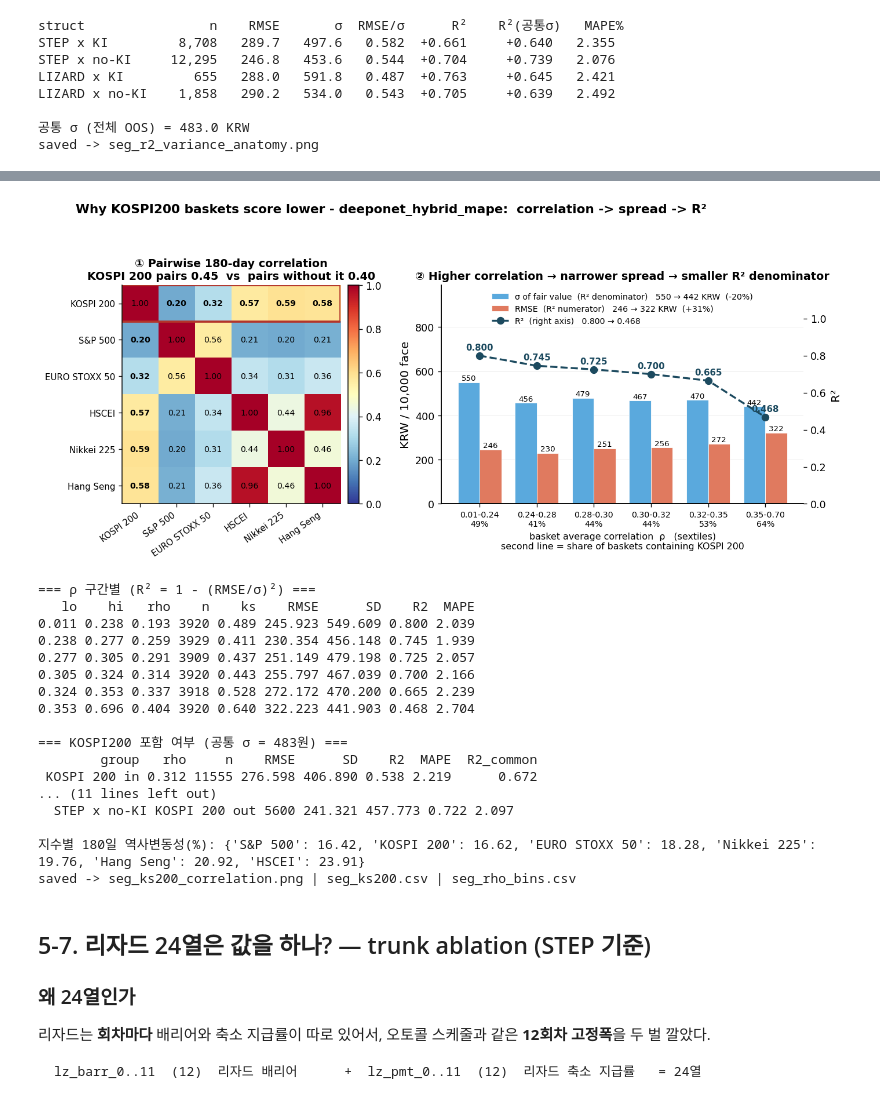
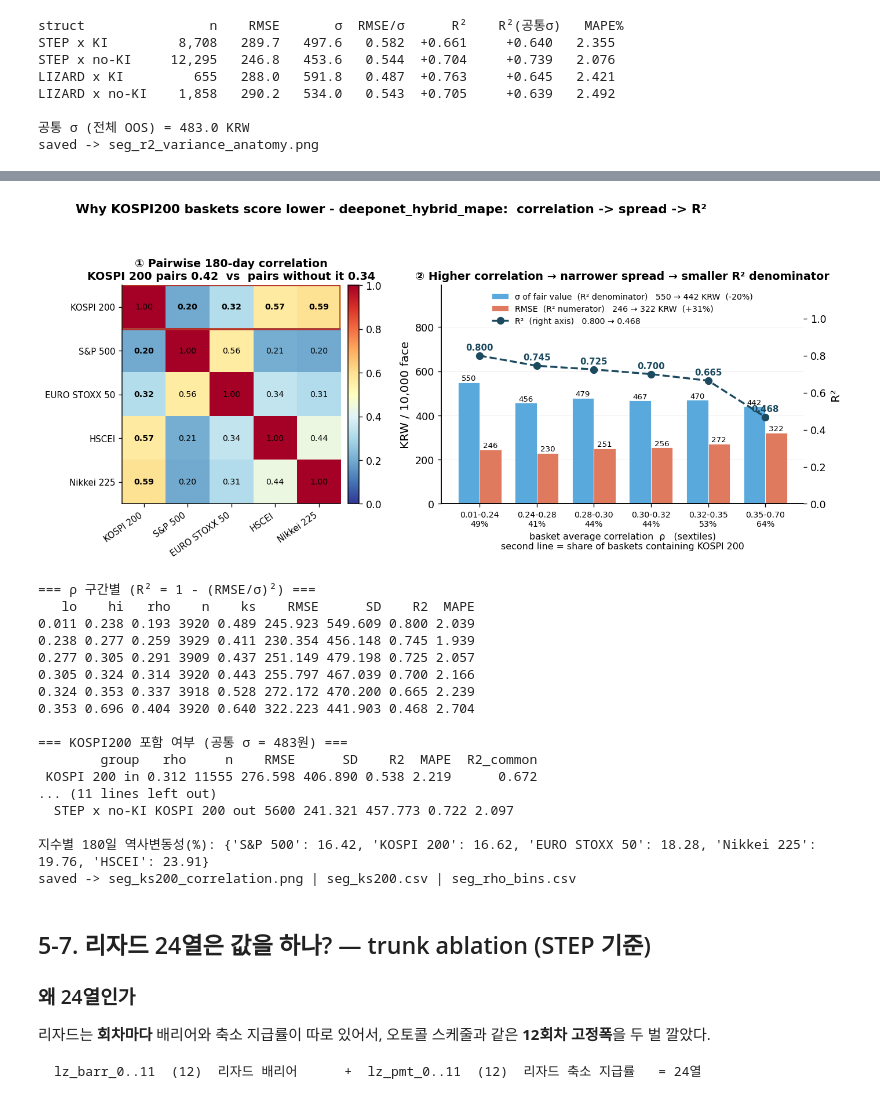
Before and after one commit to JUHWANKIM-ai/PI-DeepONet-ELS, a Jupyter notebook: 5_segment.ipynb, the cells around one changed output, grey strips where cells are left out. Cells and saved outputs as stored; diff of their text form; code cells hidden in the pictures.

```diff
--- a/5_segment.ipynb
+++ b/5_segment.ipynb
@@ -860,7 +890,8 @@ saved -> seg_r2_variance_anatomy.png
 `STEP×KI` 한 칸에 몰려 있다(MAPE 2.62% vs 2.15%). 세그먼트 비교는 5-5 와 같은 이유로 **MAPE·RMSE 로 해야 한다**.
 # %%
 # 그림 11: 상관이 높으면 R² 분모(공정가 σ)가 좁아진다 — 히트맵 + ρ 구간 분해
-MAIN = ["^KS200", "^GSPC", "^STOXX50E", "^HSCE", "^N225", "^HSI"]
+# 히트맵 지수 5개. ^HSI(Hang Seng)는 ^HSCE 와 상관 0.96 으로 사실상 중복이고 표본도 작아 제외.
+MAIN = ["^KS200", "^GSPC", "^STOXX50E", "^HSCE", "^N225"]
 CIN, COUT, RD = "#e07a5f", "#1f6f9c", "#b3352b"
 
 
@@ -959,34 +990,34 @@ fig.tight_layout(rect=(0, 0, 1, 0.94))
 fig.savefig(fm.image("seg_ks200_correlation"), dpi=400, bbox_inches="tight", transparent=True)
 plt.show()
 
 # 표: ρ 구간 / KOSPI200 포함 여부 / 구조 통제
 B.round(3).to_csv(fm.stat("seg_rho_bins"), index=False)
 print("=== ρ 구간별 (R² = 1 - (RMSE/σ)²) ===")
 print(B[["lo", "hi", "rho", "n", "ks", "RMSE", "SD", "R2", "MAPE"]].round(3).to_string(index=False))
 
 sd_K = float((K.y_true - K.y_true.mean()).std(ddof=0) * FACE)
 print(f"\n=== KOSPI200 포함 여부 (공통 σ = {sd_K:.0f}원) ===")
 rows = []
 for g, s in K.groupby("KS"):
     c = _cell(s)
     rows.append(dict(group=g, rho=s.rho.mean(), **c, R2_common=1 - (c["RMSE"] / sd_K) ** 2))
 KS_G = pd.DataFrame(rows)
 print(KS_G.round(3).to_string(index=False))
 
 rows = []
 for (st_, g), s in K.groupby(["struct", "KS"]):
     if len(s) >= 100:
         rows.append(dict(struct=st_, KS=g, **_cell(s)))
 KS_T = pd.DataFrame(rows)
 KS_T.to_csv(fm.stat("seg_ks200"), index=False)
 print("\n=== 구조 통제 ===")
 print(KS_T.round(3).to_string(index=False))
 print(f"\n지수별 180일 역사변동성(%): "
       f"{ {uname(t): round(v*100, 2) for t, v in VOL.sort_values().items()} }")
 print("saved ->", fm.image("seg_ks200_correlation").name, "|",
       fm.stat("seg_ks200").name, "|", fm.stat("seg_rho_bins").name)
 # %% [output]
-[figure, old version]
+[figure, new version]
 === ρ 구간별 (R² = 1 - (RMSE/σ)²) ===
    lo    hi   rho    n    ks    RMSE      SD    R2  MAPE
 0.011 0.238 0.193 3920 0.489 245.923 549.609 0.800 2.039
@@ -1002,7 +1033,7 @@ print("saved ->", fm.image("seg_ks200_correlation").name, "|",
 ... (11 lines left out)
   STEP x no-KI KOSPI 200 out 5600 241.321 457.773 0.722 2.097
 
-지수별 180일 역사변동성(%): {'S&P 500': 16.42, 'KOSPI 200': 16.62, 'EURO STOXX 50': 18.28, 'Nikkei 225': 19.76, 'Hang Seng': 20.92, 'HSCEI': 23.91}
+지수별 180일 역사변동성(%): {'S&P 500': 16.42, 'KOSPI 200': 16.62, 'EURO STOXX 50': 18.28, 'Nikkei 225': 19.76, 'HSCEI': 23.91}
 saved -> seg_ks200_correlation.png | seg_ks200.csv | seg_rho_bins.csv
 # %% [markdown]
 ## 5-7. 리자드 24열은 값을 하나? — trunk ablation (STEP 기준)
```
Also changed, not shown: parts of 7 cells of this notebook.
